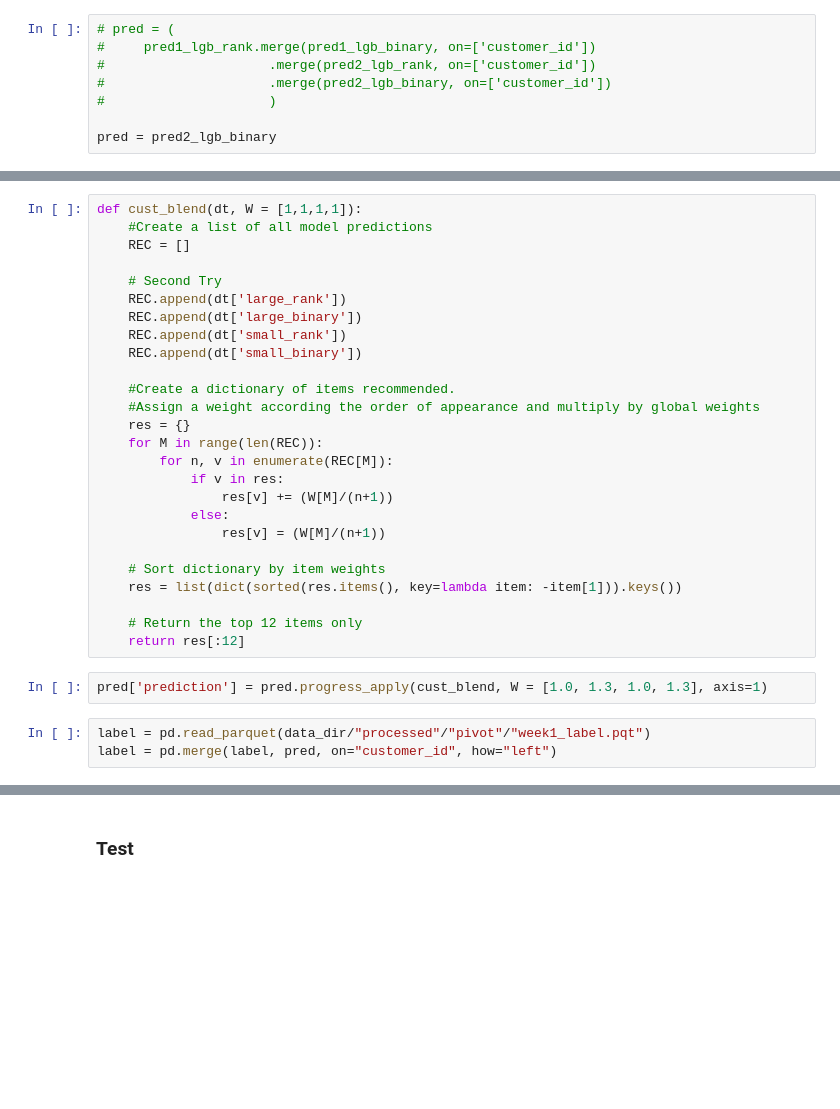
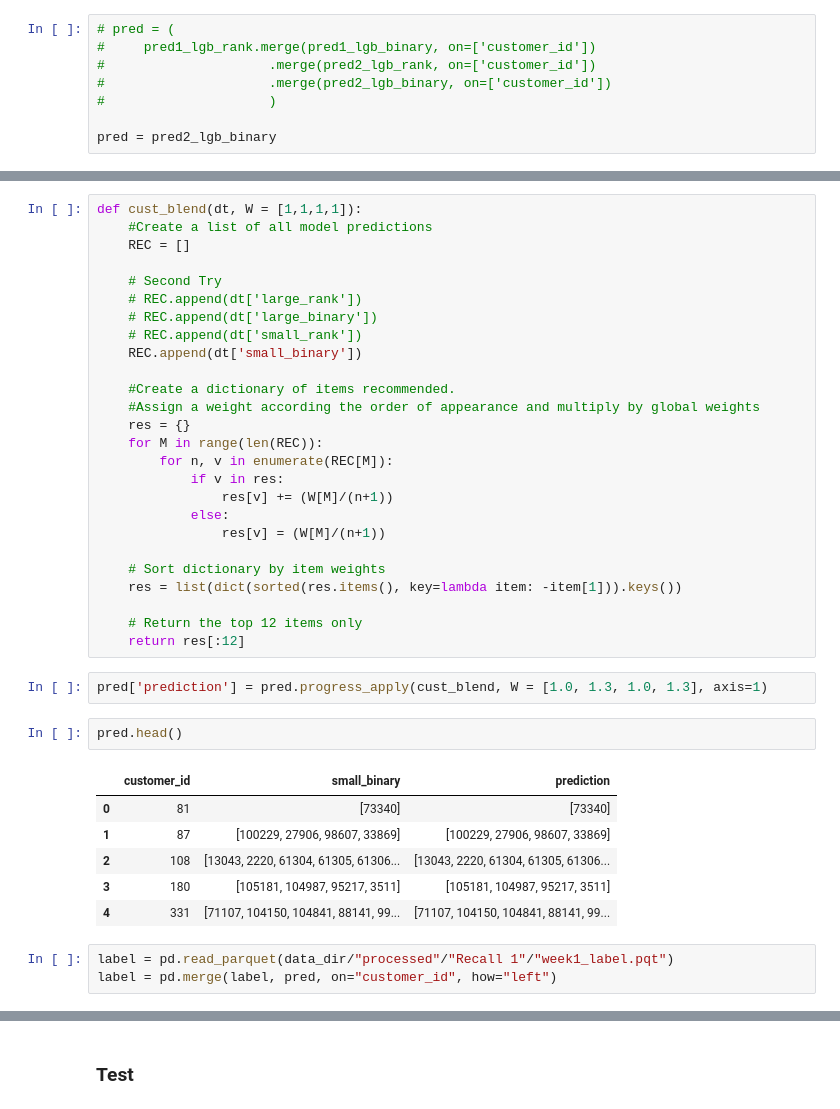
Before and after one commit to ndthangit/H-M-Fashion-RecSys, a Jupyter notebook: notebooks/gen_submit.ipynb, the cells around one changed output, grey strips where cells are left out. Drawn from its saved outputs; the diff is of its cells as text; blank space fills up the shorter version.

```diff
--- a/notebooks/gen_submit.ipynb
+++ b/notebooks/gen_submit.ipynb
@@ -116,9 +154,9 @@ def cust_blend(dt, W = [1,1,1,1]):
     REC = []
 
     # Second Try
-    REC.append(dt['large_rank'])
-    REC.append(dt['large_binary'])
-    REC.append(dt['small_rank'])
+    # REC.append(dt['large_rank'])
+    # REC.append(dt['large_binary'])
+    # REC.append(dt['small_rank'])
     REC.append(dt['small_binary'])
 
     #Create a dictionary of items recommended.
@@ -138,6 +176,15 @@ def cust_blend(dt, W = [1,1,1,1]):
     return res[:12]
 # %%
 pred['prediction'] = pred.progress_apply(cust_blend, W = [1.0, 1.3, 1.0, 1.3], axis=1)
+# %%
+pred.head()
+# %% [output]
+|  | customer_id | small_binary | prediction |
+| 0 | 81 | [73340] | [73340] |
+| 1 | 87 | [100229, 27906, 98607, 33869] | [100229, 27906, 98607, 33869] |
+| 2 | 108 | [13043, 2220, 61304, 61305, 61306... | [13043, 2220, 61304, 61305, 61306... |
+| 3 | 180 | [105181, 104987, 95217, 3511] | [105181, 104987, 95217, 3511] |
+| 4 | 331 | [71107, 104150, 104841, 88141, 99... | [71107, 104150, 104841, 88141, 99... |
 # %%
-label = pd.read_parquet(data_dir/"processed"/"pivot"/"week1_label.pqt")
+label = pd.read_parquet(data_dir/"processed"/"Recall 1"/"week1_label.pqt")
 label = pd.merge(label, pred, on="customer_id", how="left")
```
Also changed, not shown: parts of 44 cells of this notebook, 1 other file.
